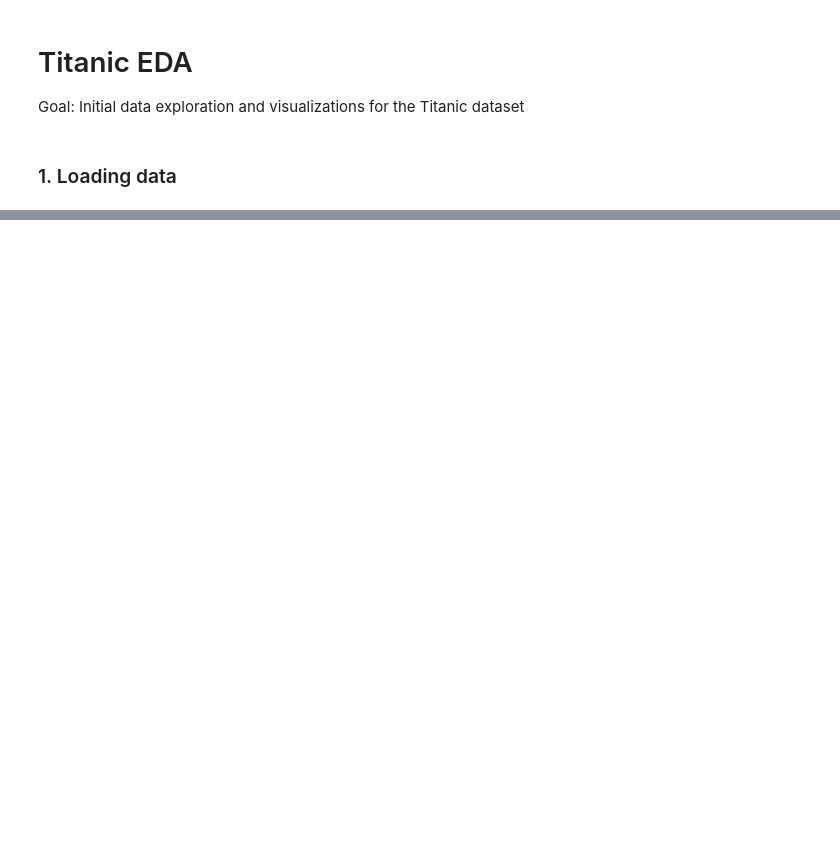
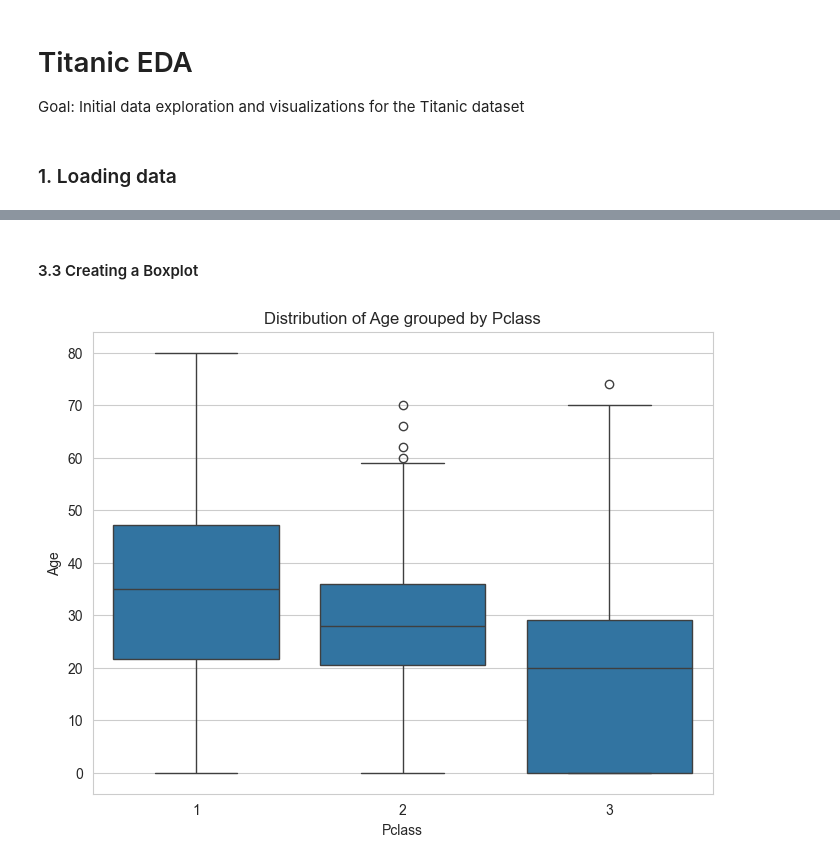
Before and after one commit to 38lukas/LearningPython, a Jupyter notebook: TitanicExploratoryDataAnalysis/notebooks/01_exploration.ipynb, the cells around one changed output, grey strips where cells are left out. Saved outputs shown, nothing was run; the diff lists cells and outputs as text; code cells hidden in the pictures; blank space fills up the shorter version.

```diff
--- a/TitanicExploratoryDataAnalysis/notebooks/01_exploration.ipynb
+++ b/TitanicExploratoryDataAnalysis/notebooks/01_exploration.ipynb
@@ -46,0 +55,6 @@ KeyError: 'g'
+# %% [markdown]
+#### 3.3 Creating a Boxplot
+# %%
+create_boxplot(titanic_df, ["Pclass", "Age"])
+# %% [output]
+[figure, added]
```
Also changed, not shown: parts of 16 cells of this notebook, 3 other files.
